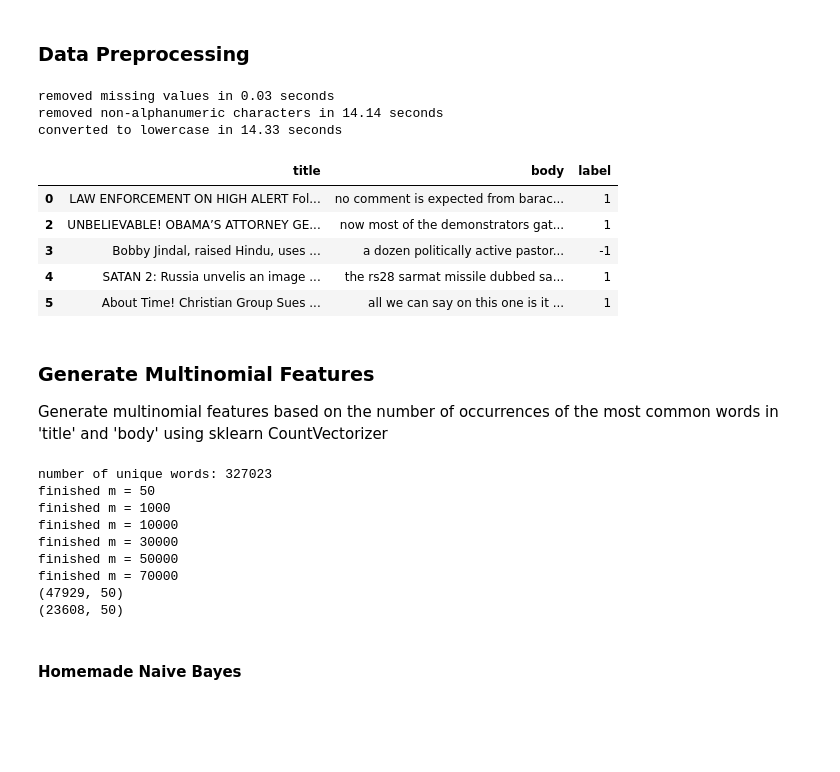
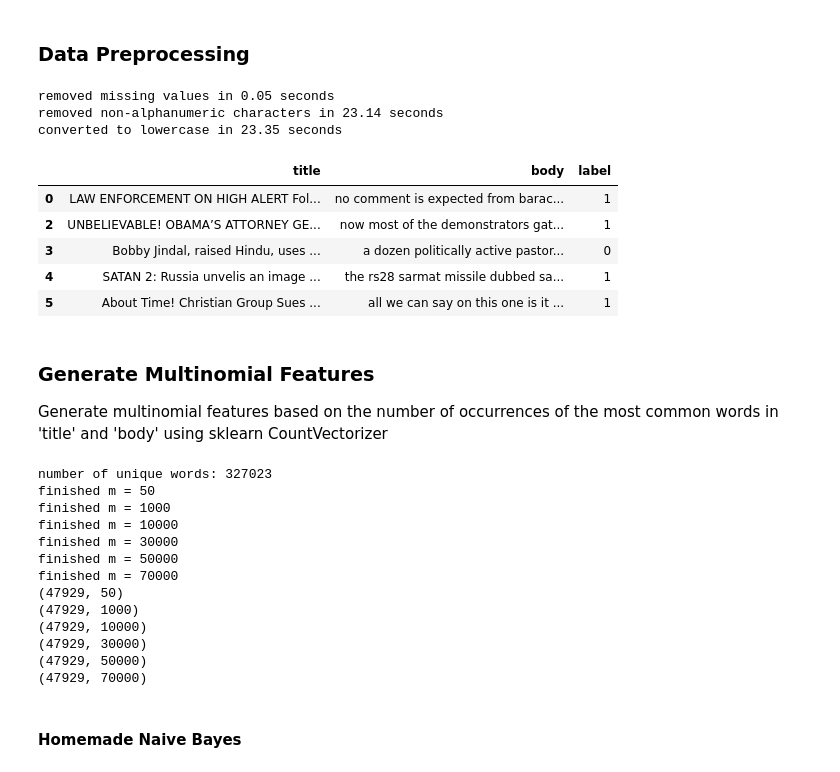
Before and after one commit to ahedrick510/machine_learning, a Jupyter notebook: Final Project/naivebayes_fakenewsclassifier.ipynb, the cells around one changed output. Drawn from its saved outputs; the diff is of its cells as text; code cells hidden in the pictures; blank space fills up the shorter version.

```diff
--- a/Final Project/naivebayes_fakenewsclassifier.ipynb
+++ b/Final Project/naivebayes_fakenewsclassifier.ipynb
@@ -25,4 +25,8 @@ import nltk
 news = pd.read_csv('news_data_2_recent/WELFake_Dataset.csv', sep=',', names = ['index','title','body','label'], header = None, skiprows = 1)
 news = news.drop('index', axis=1)
 news.head()
+
+# read my personal data
+my_news = pd.read_csv('news_data_2_recent\more_testing.csv', sep=',', names = ['index','body','lable','notes'], header = None, skiprows = 1, encoding='latin-1')
+my_news.head()
 # %% [output]
@@ -41,40 +45,46 @@ import time
 # ignore all future warnings
 simplefilter(action='ignore', category=FutureWarning)
 start_time = time.time()
+
+# some other suggestions by chatgpt
+# remove html tags
+# remove urls and email addresses
 
 # remove all rows with missing values
 news = news.dropna()
 print('removed missing values in ' + str(np.round(time.time() - start_time,2)) + ' seconds')
 
 # # only keep first however many rows of news
 # news = news[:15000]
 
 # define set of allowed characters
 allowed_chars = set(string.ascii_letters + string.digits + ' ')
 
 # remove non-alphanumeric characters from news
 # news['title'] = news['title'].apply(lambda x: ''.join(c for c in x if c in allowed_chars))
 news['body'] = news['body'].apply(lambda x: ''.join(c for c in x if c in allowed_chars))
+my_news['body'] = my_news['body'].apply(lambda x: ''.join(c for c in x if c in allowed_chars))
 print('removed non-alphanumeric characters in ' + str(np.round(time.time() - start_time,2)) + ' seconds')
 
 # convert all news to lowercase
 # news['title'] = news['title'].str.lower()
 news['body'] = news['body'].str.lower()
+my_news['body'] = my_news['body'].str.lower()
 print('converted to lowercase in ' + str(np.round(time.time() - start_time,2)) + ' seconds')
 
 # replace 0 with -1 for label
 # now, -1 = fake news, 1 = real news
-news['label'] = news['label'].replace(0, -1)
+# news['label'] = news['label'].replace(0, -1)
 
 news.head()
 # %% [output]
-removed missing values in 0.03 seconds
-removed non-alphanumeric characters in 14.14 seconds
-converted to lowercase in 14.33 seconds
+removed missing values in 0.05 seconds
+removed non-alphanumeric characters in 23.14 seconds
+converted to lowercase in 23.35 seconds
 |  | title | body | label |
 | 0 | LAW ENFORCEMENT ON HIGH ALERT Fol... | no comment is expected from barac... | 1 |
 | 2 | UNBELIEVABLE! OBAMA’S ATTORNEY GE... | now most of the demonstrators gat... | 1 |
-| 3 | Bobby Jindal, raised Hindu, uses ... | a dozen politically active pastor... | -1 |
+| 3 | Bobby Jindal, raised Hindu, uses ... | a dozen politically active pastor... | 0 |
 | 4 | SATAN 2: Russia unvelis an image ... | the rs28 sarmat missile dubbed sa... | 1 |
 | 5 | About Time! Christian Group Sues ... | all we can say on this one is it ... | 1 |
 # %% [markdown]
@@ -110,6 +120,7 @@ m = [50, 1000, 10000, 30000, 50000, 70000]
 # initialize lists to hold training features and vali features
 training_features = []
 vali_features = []
+my_news_features = []
 
 # apply CountVectorizer to messages
 for j in m:
@@ -119,20 +130,24 @@ for j in m:
 
     # get count features for training data
     training_features_temp = count_vectorizer.fit_transform(xtrain)
+    if j == 0:
+        print(count_vectorizer.get_feature_names())
 
     # get count features for vali data
     vali_features_temp = count_vectorizer.transform(xvali)
+    my_news_features_temp = count_vectorizer.transform(my_news['body'])
 
     # append training features to list
     training_features.append(training_features_temp)
     vali_features.append(vali_features_temp)
+    my_news_features.append(my_news_features_temp)
 
     # print time elapsed
     print(f'finished m = {j}')
 
 # now we have a list of count features and feature names for each value of m
-print(training_features[0].shape)
-print(vali_features[0].shape)
+for i in training_features:
+    print(i.shape)
 # %% [output]
 number of unique words: 327023
 finished m = 50
@@ -142,6 +157,10 @@ finished m = 30000
 finished m = 50000
 finished m = 70000
 (47929, 50)
-(23608, 50)
+(47929, 1000)
+(47929, 10000)
+(47929, 30000)
+(47929, 50000)
+(47929, 70000)
 # %% [markdown]
 #### Homemade Naive Bayes
```
Also changed, not shown: parts of 7 cells of this notebook.
